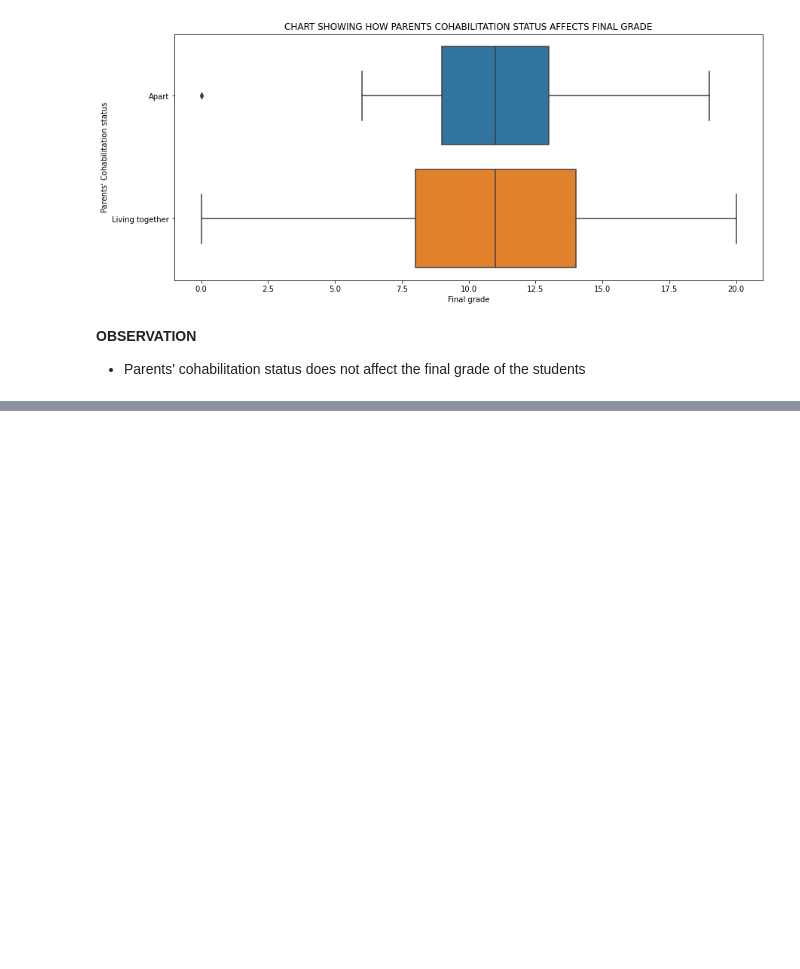
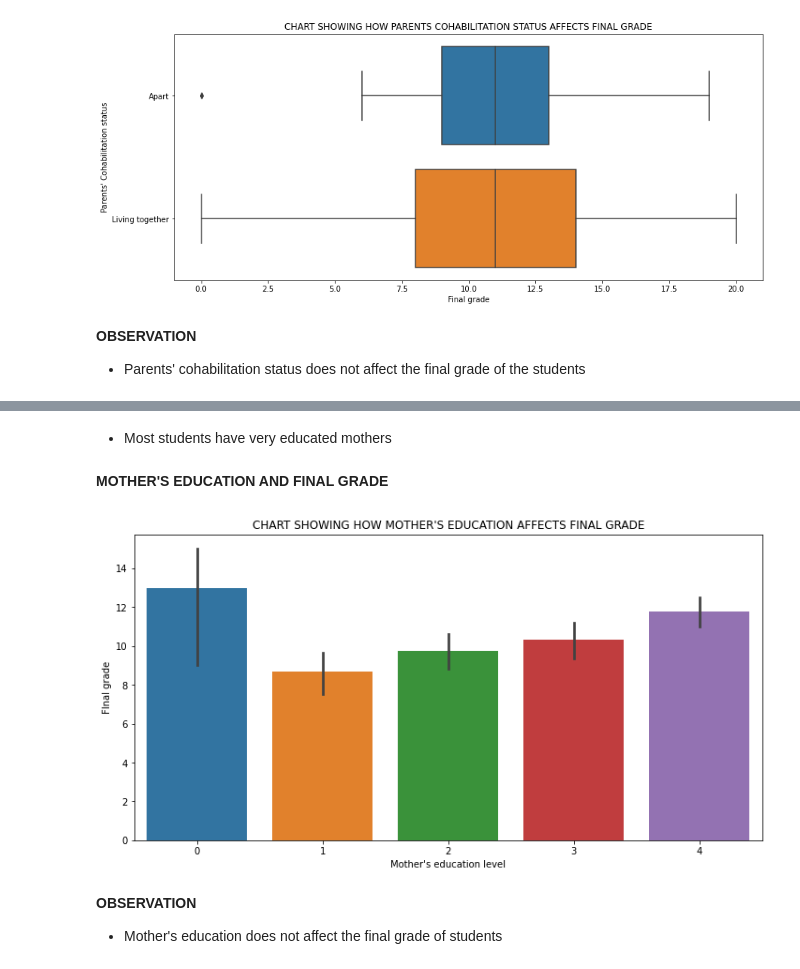
Before and after one commit to devchoplife/Students-grades, a Jupyter notebook: portuguese_students_grade_analysis.ipynb, the cells around one changed output, grey strips where cells are left out. Cells and saved outputs as stored; diff of their text form; code cells hidden in the pictures; blank space fills up the shorter version.

```diff
--- a/portuguese_students_grade_analysis.ipynb
+++ b/portuguese_students_grade_analysis.ipynb
@@ -350,0 +364,17 @@ plt.show()
+# %% [markdown]
+* Most students have very educated mothers
+# %% [markdown]
+**MOTHER'S EDUCATION AND FINAL GRADE**
+# %%
+plt.figure(figsize = (12, 6))
+sns.barplot('Medu', 'G3', data = grades)
+plt.title("CHART SHOWING HOW MOTHER'S EDUCATION AFFECTS FINAL GRADE")
+plt.xlabel("Mother's education level")
+plt.ylabel("FInal grade")
+plt.show()
+# %% [output]
+[figure, added]
+# %% [markdown]
+**OBSERVATION**
+
+* Mother's education does not affect the final grade of students
```
Also changed, not shown: parts of 3 cells of this notebook.
